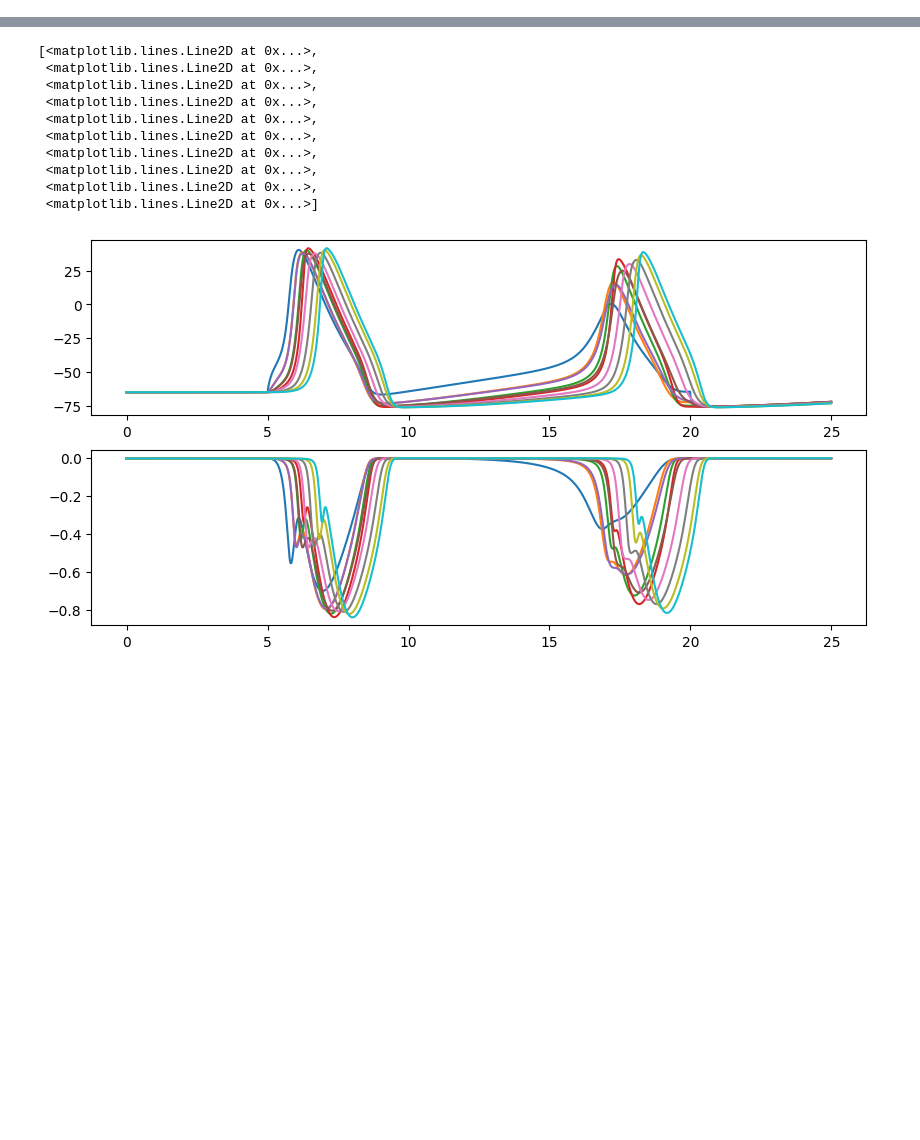
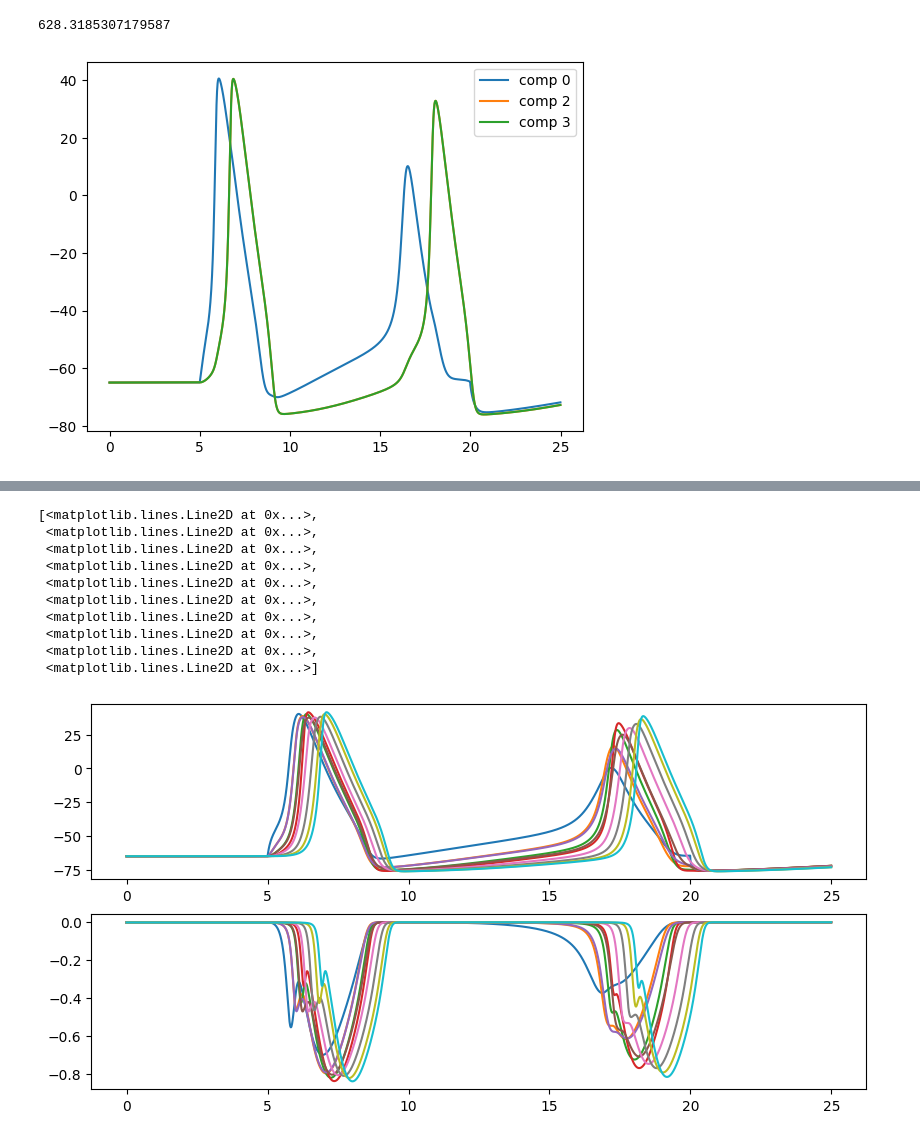
Before and after one commit to jnsbck/tinyjaxley, a Jupyter notebook: dev.ipynb, the cells around one changed output, grey strips where cells are left out. Cells and saved outputs as stored; diff of their text form; code cells hidden in the pictures; blank space fills up the shorter version.

```diff
--- a/dev.ipynb
+++ b/dev.ipynb
@@ -20,0 +131,55 @@ import pandas as pd
+# %%
+axial_cond = 1 / 5000.0
+res_load = 10.0 / 1.0**2 / jnp.pi
+area = 2.0 * jnp.pi * 1.0 * 10.0
+
+r_a = res_load / axial_cond
+conds = 1 / r_a / area * 1e7
+
+1 / res_load * axial_cond * 1e7
+# %% [output]
+628.3185307179587
+# %%
+num_comps = 4
+hh = Cell([Comp()]*4, jnp.array([-1,0,1,1]))
+hh = hh.set({".r": jnp.array([0.2, 1.0, 0.2, 0.2])})
+hh = hh.set({".l": jnp.array([30.0, 0.0, 30.0, 30.0])})
+hh = hh.set({".Ra": jnp.array([10_000.0, 10_000.0, 10_000.0, 10_000.0])})
+hh = hh.insert(Na(), at=jnp.array([0,2,3,4]))
+hh = hh.insert(K(), at=jnp.array([0,2,3,4]))
+hh = hh.insert(Leak(), at=jnp.array([0,2,3,4]))
+
+stim = SquarePulse(0.1, 5.0, 20.0)
+hh = hh.insert(stim, at=jnp.array([0]))
+
+u0 = hh.init(0.0, {"v": jnp.array([-65.0]*num_comps)})
+
+t0 = 0.0
+t1 = 25.0
+dt = 0.01
+solver = diffrax.Tsit5()
+
+def save_fn(t, y, args=None):
+    # to record currents they need to be recomputed
+    # i_na = hh.channels["na"].i(t, y["na"], y["v"])
+    return y["v"]
+
+ode = diffrax.ODETerm(hh)
+sol1 = diffrax.diffeqsolve(
+    ode,
+    solver,
+    t0,
+    t1,
+    dt,
+    y0=u0,
+    saveat=diffrax.SaveAt(ts=jnp.arange(t0, t1, dt), fn=save_fn)
+)
+
+fig, axs = plt.subplots(1, 1)
+for i in range(num_comps):
+    if i != 1:
+        axs.plot(sol1.ts, sol1.ys[:, i], label=f"comp {i}")
+axs.legend()
+plt.show()
+# %% [output]
+[figure, added]
```
Also changed, not shown: parts of 7 cells of this notebook, 7 other files.
